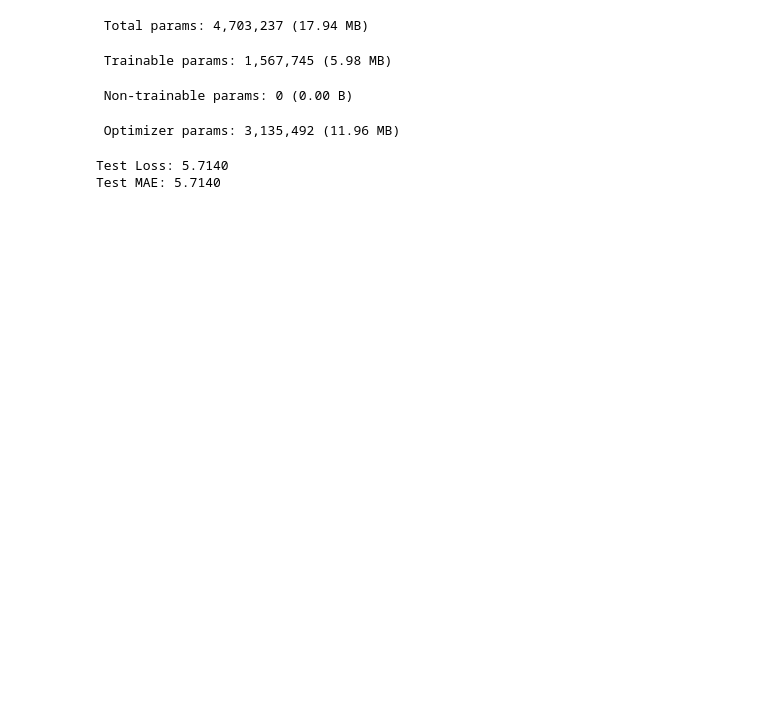
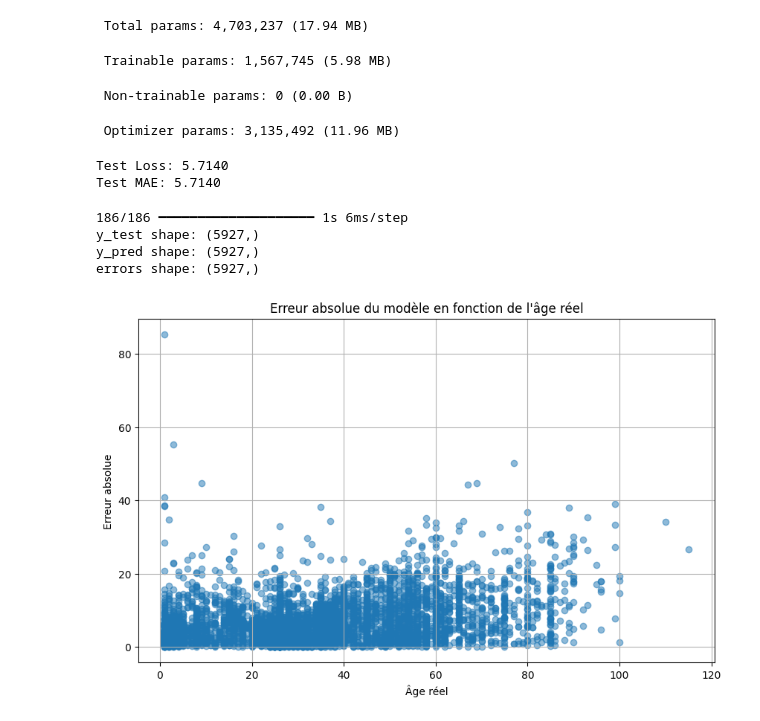
Before and after one commit to JagoOgaj/SAE_S5, a Jupyter notebook: model/model.ipynb, the cells around one changed output. Saved outputs shown, nothing was run; the diff lists cells and outputs as text; code cells hidden in the pictures; blank space fills up the shorter version.

```diff
--- a/model/model.ipynb
+++ b/model/model.ipynb
@@ -868,6 +916,44 @@ print(f"Test MAE: {test_mae:.4f}")
 # %% [output]
 Test Loss: 5.7140
 Test MAE: 5.7140
+# %%
+import numpy as np
+import matplotlib.pyplot as plt
+from sklearn.metrics import mean_absolute_error
+
+# Prédictions sur les données de test
+y_pred_normalized = model.predict(X_test)  # Prédictions normalisées
+
+# Inverser la normalisation des prédictions
+y_pred = scaler.inverse_transform(y_pred_normalized)
+
+# Aplatir y_pred pour correspondre à la forme de y_test
+y_pred = y_pred.flatten()
+
+# Vérification des tailles
+print(f"y_test shape: {y_test.shape}")
+print(f"y_pred shape: {y_pred.shape}")
+
+# Calcul de l'erreur absolue
+errors = np.abs(y_pred - y_test)
+
+# Vérification des tailles des erreurs
+print(f"errors shape: {errors.shape}")
+
+# Tracer l'erreur en fonction des âges réels
+plt.figure(figsize=(10, 6))
+plt.scatter(y_test, errors, alpha=0.5)
+plt.title("Erreur absolue du modèle en fonction de l'âge réel")
+plt.xlabel("Âge réel")
+plt.ylabel("Erreur absolue")
+plt.grid(True)
+plt.show()
+# %% [output]
+186/186 ━━━━━━━━━━━━━━━━━━━━ 1s 6ms/step
+y_test shape: (5927,)
+y_pred shape: (5927,)
+errors shape: (5927,)
+[figure, added]
 # %%
 from PIL import Image
 # %%
```
Also changed, not shown: parts of 14 cells of this notebook.
